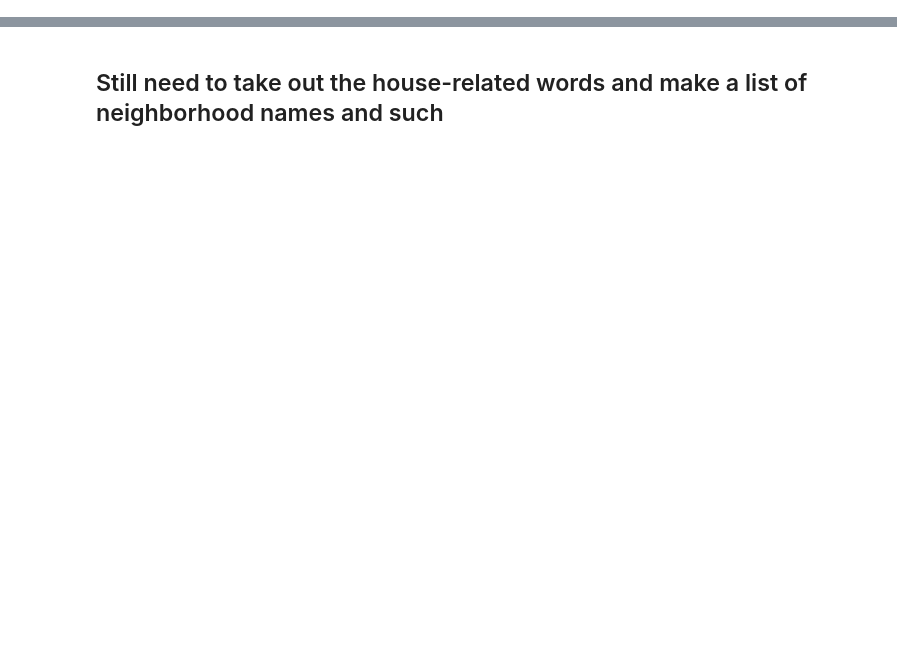
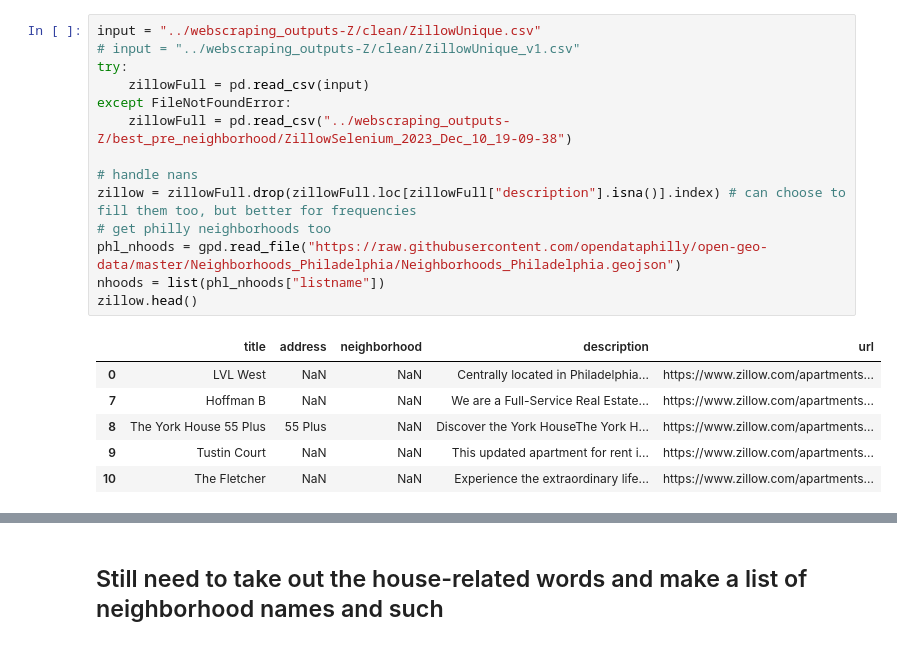
Before and after one commit to LuckyLaharlTim/MUSA_5500_Final, a Jupyter notebook: data/modified_webscraping/text_analysis.ipynb, the cells around one changed output, grey strips where cells are left out. Drawn from its saved outputs; the diff is of its cells as text; blank space fills up the shorter version.

```diff
--- a/data/modified_webscraping/text_analysis.ipynb
+++ b/data/modified_webscraping/text_analysis.ipynb
@@ -26,0 +59,21 @@ FileNotFoundError: [Errno 2] No such file or directory: '../webscraping_outputs-
+# %%
+input = "../webscraping_outputs-Z/clean/ZillowUnique.csv"
+# input = "../webscraping_outputs-Z/clean/ZillowUnique_v1.csv"
+try:
+    zillowFull = pd.read_csv(input)
+except FileNotFoundError:
+    zillowFull = pd.read_csv("../webscraping_outputs-Z/best_pre_neighborhood/ZillowSelenium_2023_Dec_10_19-09-38")
+
+# handle nans
+zillow = zillowFull.drop(zillowFull.loc[zillowFull["description"].isna()].index) # can choose to fill them too, but better for frequencies
+# get philly neighborhoods too
+phl_nhoods = gpd.read_file("https://raw.githubusercontent.com/opendataphilly/open-geo-data/master/Neighborhoods_Philadelphia/Neighborhoods_Philadelphia.geojson")
+nhoods = list(phl_nhoods["listname"])
+zillow.head()
+# %% [output]
+|  | title | address | neighborhood | description | url |
+| 0 | LVL West | NaN | NaN | Centrally located in Philadelphia... | https://www.zillow.com/apartments... |
+| 7 | Hoffman B | NaN | NaN | We are a Full-Service Real Estate... | https://www.zillow.com/apartments... |
+| 8 | The York House 55 Plus | 55 Plus | NaN | Discover the York HouseThe York H... | https://www.zillow.com/apartments... |
+| 9 | Tustin Court | NaN | NaN | This updated apartment for rent i... | https://www.zillow.com/apartments... |
+| 10 | The Fletcher | NaN | NaN | Experience the extraordinary life... | https://www.zillow.com/apartments... |
```
Also changed, not shown: parts of 16 cells of this notebook, 2 other files.
